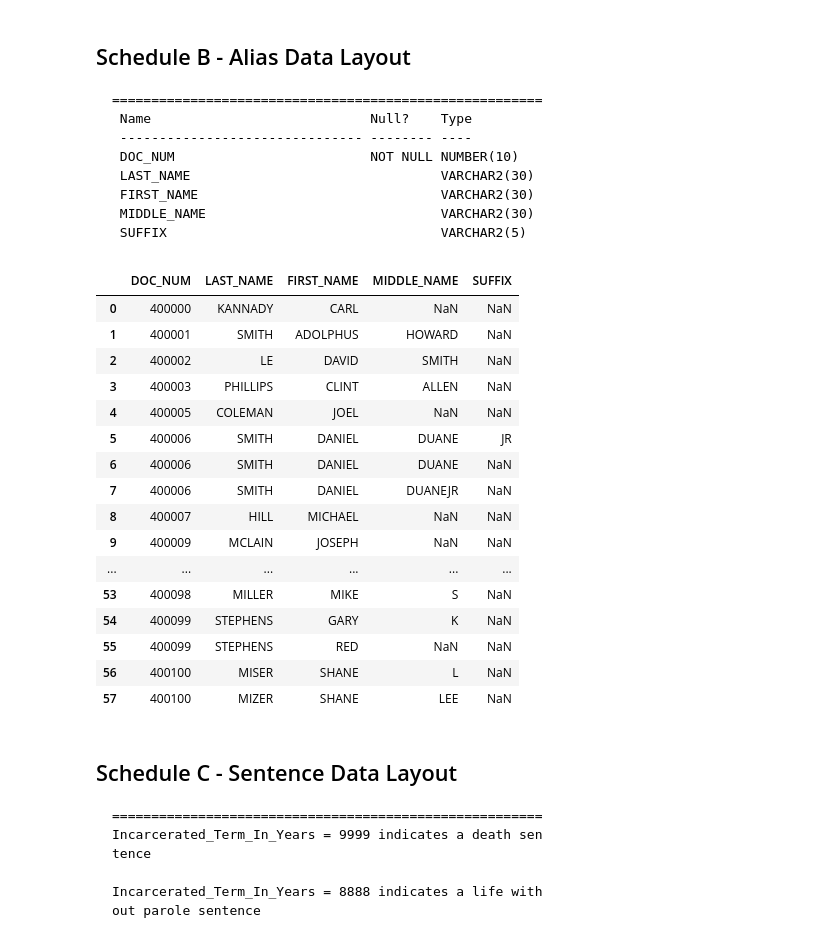
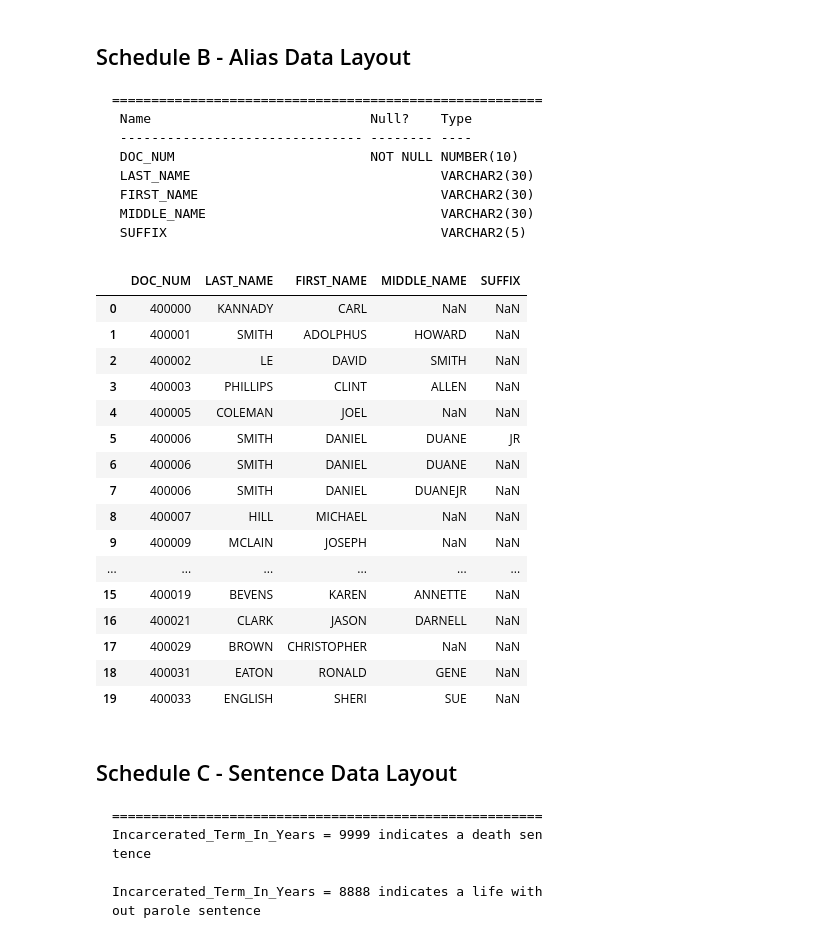
Before and after one commit to codefortulsa/odoc-parse, a Jupyter notebook: odoc_download.ipynb, the cells around one changed output. Cells and saved outputs as stored; diff of their text form; code cells hidden in the pictures.

````diff
--- a/odoc_download.ipynb
+++ b/odoc_download.ipynb
@@ -111,38 +111,38 @@ df
 # %%
 file = 'data/Vendor_Alias_Sample_Text.dat'
 
 # uncomment this line to use the full dataset
 # file = 'data/Vendor_Alias_Extract_Text.dat'
 
 names = ["DOC_NUM", "LAST_NAME", "FIRST_NAME", "MIDDLE_NAME","SUFFIX"
 ]
 
 widths = [ 11, 30, 30, 30, 5]
 
 df = pd.read_fwf(file,
     header=None,
     widths=widths,
     names=names)
 
-df
+df.head(20)
 # %% [output]
 |  | DOC_NUM | LAST_NAME | FIRST_NAME | MIDDLE_NAME | SUFFIX |
 | 0 | 400000 | KANNADY | CARL | NaN | NaN |
 | 1 | 400001 | SMITH | ADOLPHUS | HOWARD | NaN |
 | 2 | 400002 | LE | DAVID | SMITH | NaN |
 | 3 | 400003 | PHILLIPS | CLINT | ALLEN | NaN |
 | 4 | 400005 | COLEMAN | JOEL | NaN | NaN |
 | 5 | 400006 | SMITH | DANIEL | DUANE | JR |
 | 6 | 400006 | SMITH | DANIEL | DUANE | NaN |
 | 7 | 400006 | SMITH | DANIEL | DUANEJR | NaN |
 | 8 | 400007 | HILL | MICHAEL | NaN | NaN |
 | 9 | 400009 | MCLAIN | JOSEPH | NaN | NaN |
 | ... | ... | ... | ... | ... | ... |
-| 53 | 400098 | MILLER | MIKE | S | NaN |
-| 54 | 400099 | STEPHENS | GARY | K | NaN |
-| 55 | 400099 | STEPHENS | RED | NaN | NaN |
-| 56 | 400100 | MISER | SHANE | L | NaN |
-| 57 | 400100 | MIZER | SHANE | LEE | NaN |
+| 15 | 400019 | BEVENS | KAREN | ANNETTE | NaN |
+| 16 | 400021 | CLARK | JASON | DARNELL | NaN |
+| 17 | 400029 | BROWN | CHRISTOPHER | NaN | NaN |
+| 18 | 400031 | EATON | RONALD | GENE | NaN |
+| 19 | 400033 | ENGLISH | SHERI | SUE | NaN |
 # %% [markdown]
 ## Schedule C - Sentence Data Layout
 ```
````
Also changed, not shown: parts of 4 cells of this notebook.
